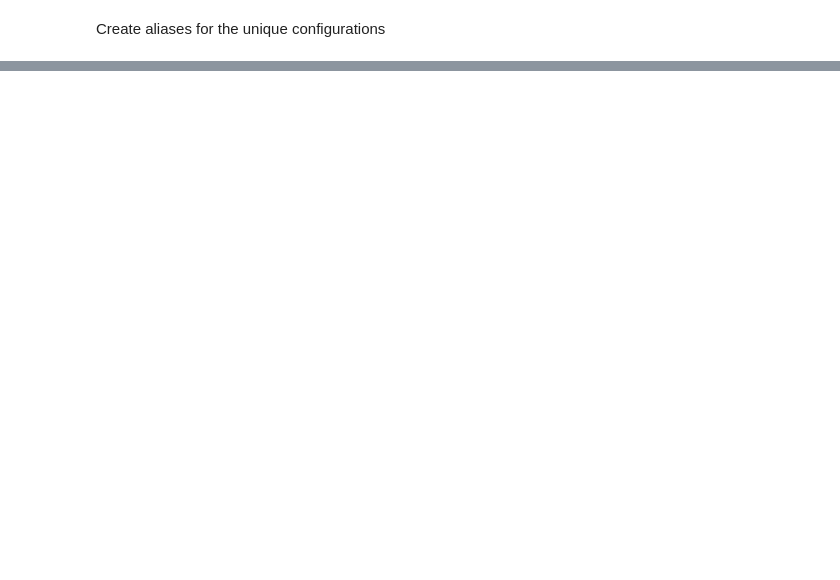
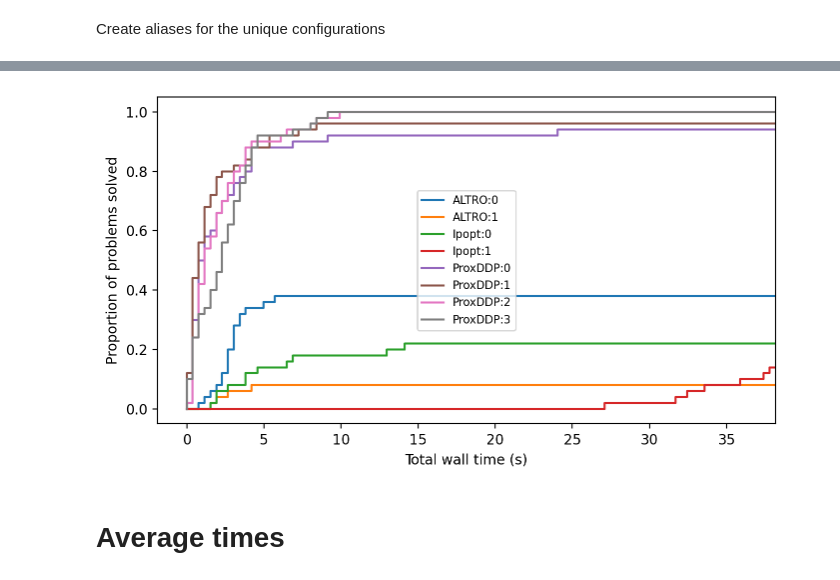
Before and after one commit to Simple-Robotics/aligator-bench, a Jupyter notebook: results/plot.ipynb, the cells around one changed output, grey strips where cells are left out. Drawn from its saved outputs; the diff is of its cells as text; code cells hidden in the pictures; blank space fills up the shorter version.

```diff
--- a/results/plot.ipynb
+++ b/results/plot.ipynb
@@ -142,0 +205,6 @@ fig.savefig(f"{BENCH_NAME}_iterations.png")
+# %%
+solve_time_q90 = df_ok["solve_time_s"].quantile(0.99)
+print("solve_time_s quantile:", solve_time_q90)
+
+df_min_time = g.agg(pl.col("solve_time_s")).sort("config_name")
+df_min_time
@@ -142,0 +224,23 @@ fig.savefig(f"{BENCH_NAME}_iterations.png")
+# %%
+fig2 = plt.figure(figsize=FIGSIZE_)
+
+for row in df_min_time.iter_rows():
+    lab = row[0]
+    _times = np.linspace(0.0, solve_time_q90, 101)
+    mask = _times[:, None] >= np.asarray(row[1])
+    counts = mask.sum(axis=1) / num_instances
+    plt.step(_times, counts, label=lab, alpha=ALPHA_)
+
+plt.xlabel("Total wall time (s)")
+plt.ylabel("Proportion of problems solved")
+plt.xlim((-0.05 * solve_time_q90, solve_time_q90))
+plt.ylim((-0.05, 1.05))
+plt.legend(fontsize=8)
+plt.tight_layout()
+
+fig2.savefig(f"{BENCH_NAME}_solve_times.pdf")
+fig2.savefig(f"{BENCH_NAME}_solve_times.png")
+# %% [output]
+[figure, added]
+# %% [markdown]
+# Average times
```
Also changed, not shown: parts of 26 cells of this notebook, 5 other files.
